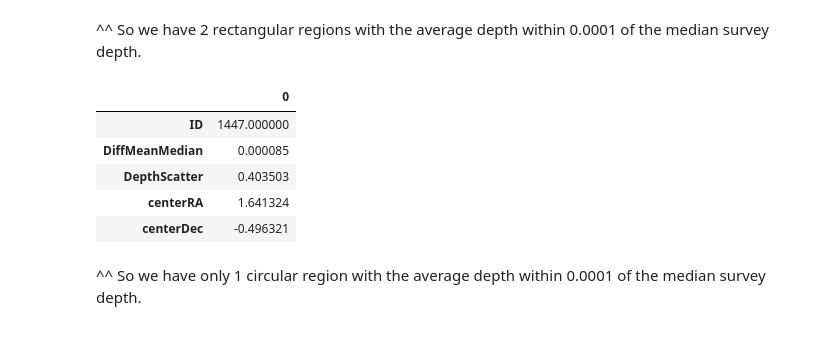
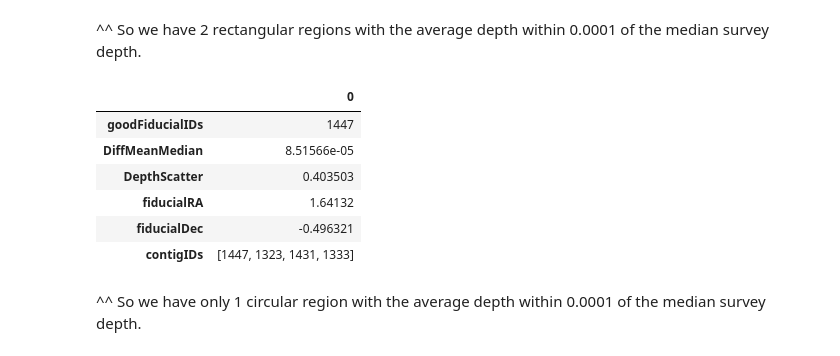
Before and after one commit to humnaawan/DC1-Regions, a Jupyter notebook: DC1 Candidate Regions.ipynb, the cells around one changed output. Saved outputs shown, nothing was run; the diff lists cells and outputs as text; code cells hidden in the pictures.

```diff
--- a/DC1 Candidate Regions.ipynb
+++ b/DC1 Candidate Regions.ipynb
@@ -104,14 +108,19 @@ pd.DataFrame(output_rect[1:], ['ID', 'DiffMeanMedian', 'DepthScatter', 'centerRA
 # %% [markdown]
 ^^ So we have 2 rectangular regions with the average depth within 0.0001 of the median survey depth.
-# %%
-pd.DataFrame(output_disc[1:], ['ID', 'DiffMeanMedian', 'DepthScatter', 'centerRA' , 'centerDec'])
-# %% [output]
-|  | 0 |
-| ID | 1447.000000 |
-| DiffMeanMedian | 0.000085 |
-| DepthScatter | 0.403503 |
-| centerRA | 1.641324 |
-| centerDec | -0.496321 |
+# %%
+pd.DataFrame([output_disc['goodFiducialIDs'],output_disc['diffMeanMedian'],
+             output_disc['scatterInDepth'], output_disc['fiducialRA'],
+             output_disc['fiducialDec'], output_disc['contigIDs']],
+             ['goodFiducialIDs', 'DiffMeanMedian', 'DepthScatter', 'fiducialRA' , 'fiducialDec',
+             'contigIDs'])
+# %% [output]
+|  | 0 |
+| goodFiducialIDs | 1447 |
+| DiffMeanMedian | 8.51566e-05 |
+| DepthScatter | 0.403503 |
+| fiducialRA | 1.64132 |
+| fiducialDec | -0.496321 |
+| contigIDs | [1447, 1323, 1431, 1333] |
 # %% [markdown]
 ^^ So we have only 1 circular region with the average depth within 0.0001 of the median survey depth.
 # %% [markdown]
```
Also changed, not shown: parts of 12 cells of this notebook.
